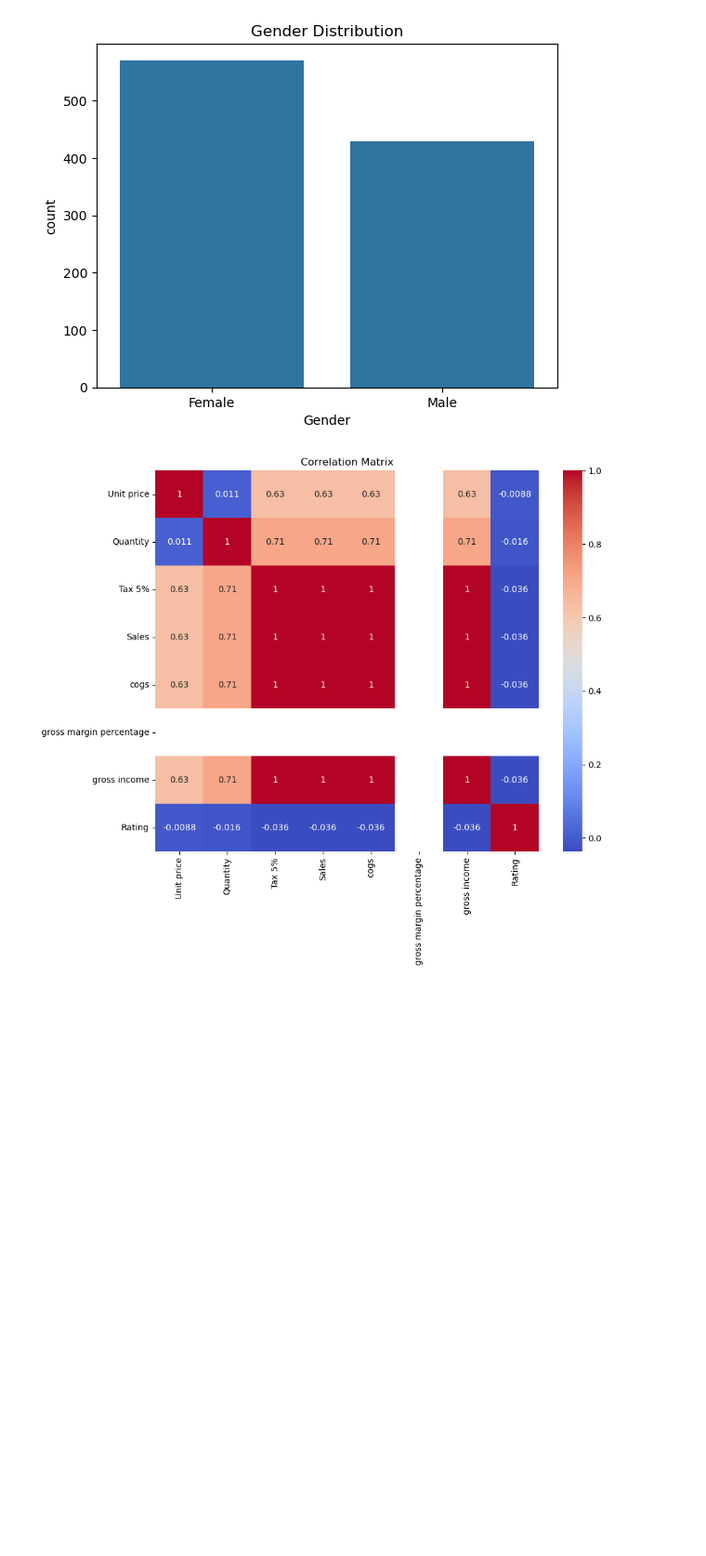
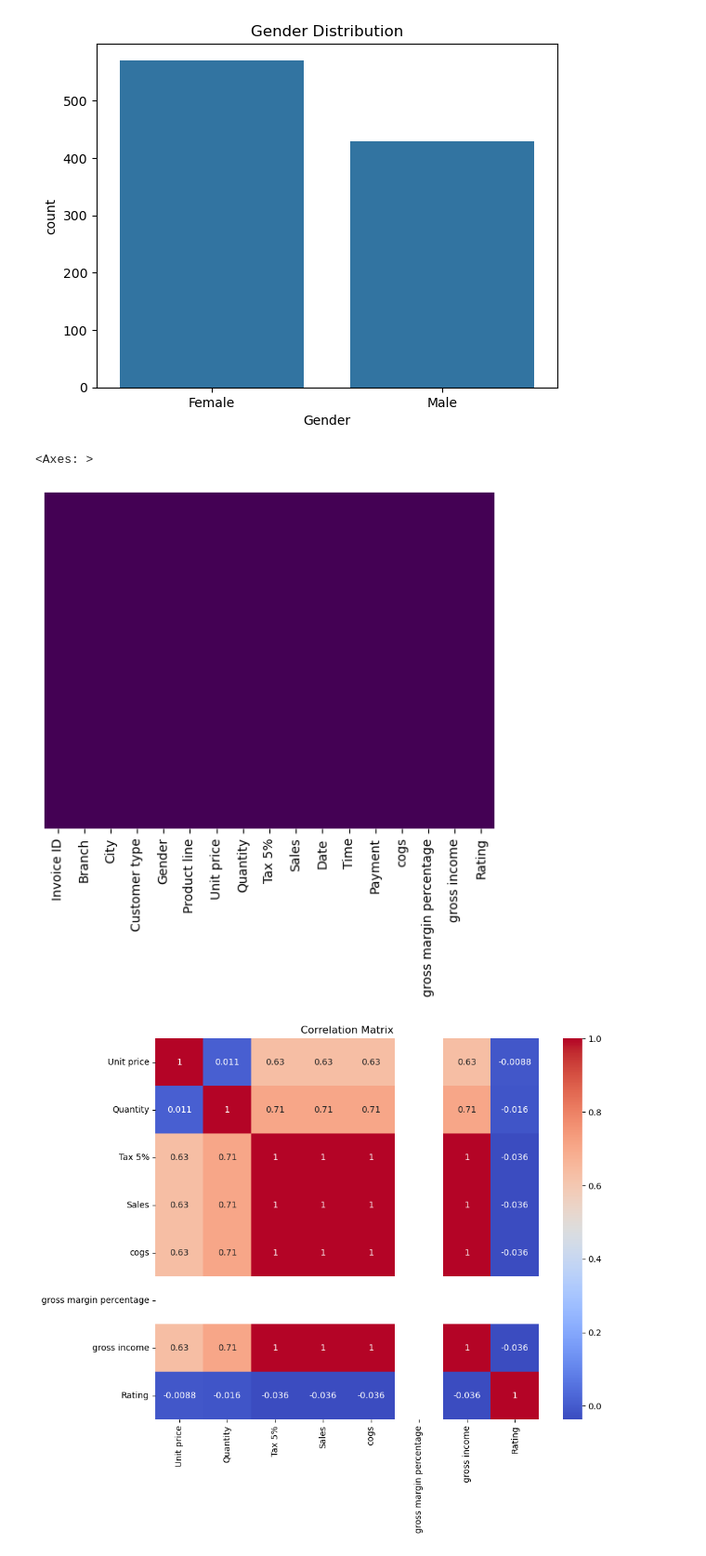
Before and after one commit to nirikanti/Task2, a Jupyter notebook: Task2.ipynb, the cells around one changed output. Shown at 93% size. Saved outputs shown, nothing was run; the diff lists cells and outputs as text; code cells hidden in the pictures; blank space fills up the shorter version.

```diff
--- a/Task2.ipynb
+++ b/Task2.ipynb
@@ -111,6 +99,16 @@ plt.title('Gender Distribution')
 plt.show()
 # %% [output]
 [figure]
+# %%
+# Create heatmap of missing values
+
+sns.heatmap(df.isnull(),
+            cbar=False,       # hide the color bar
+            cmap='viridis',   # color palette
+            yticklabels=False)
+# %% [output]
+<Axes: >
+[figure, added]
 # %%
 #  Correlation heatmap
 plt.figure(figsize=(10, 8))
```
Also changed, not shown: parts of 2 cells of this notebook.
